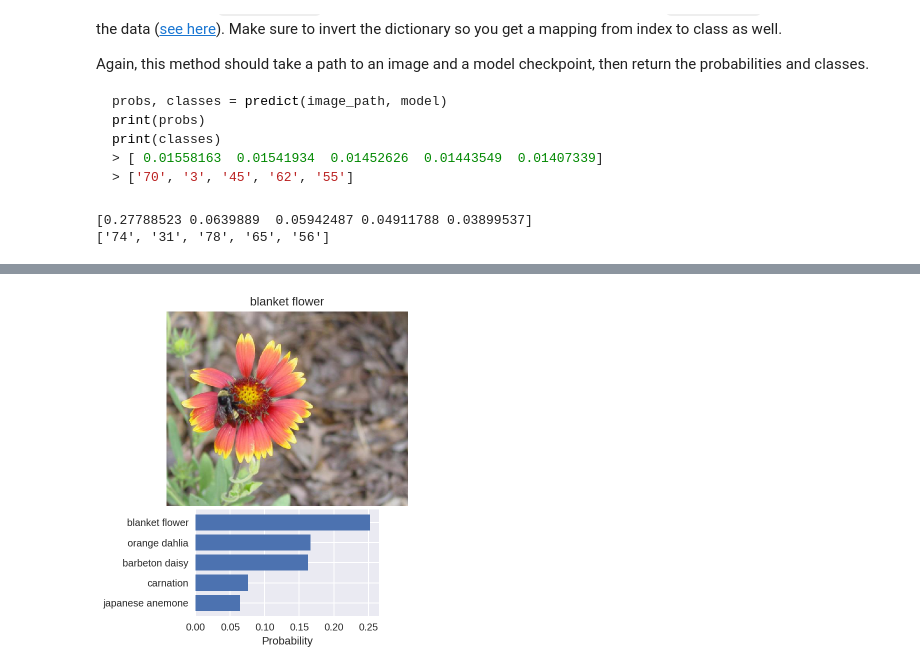
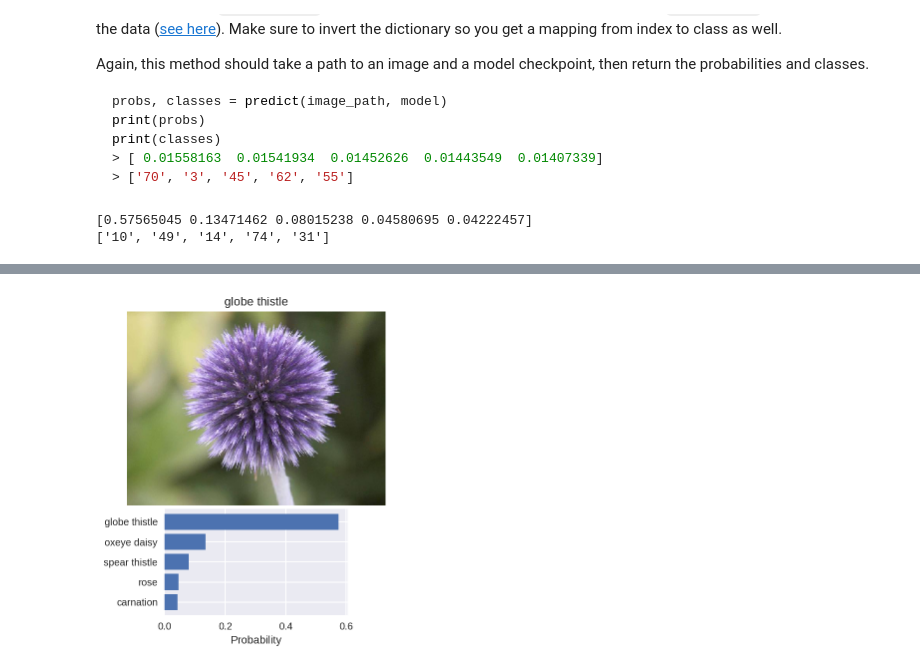
Before and after one commit to subodhkhanger/pytorch_challenge, a Jupyter notebook: Image_Classifier_Project.ipynb, the cells around one changed output, grey strips where cells are left out. Drawn from its saved outputs; the diff is of its cells as text; code cells hidden in the pictures.

```diff
--- a/Image_Classifier_Project.ipynb
+++ b/Image_Classifier_Project.ipynb
@@ -100,18 +100,20 @@ test_dir = data_dir + '/test'
 # %%
 # TODO: Define your transforms for the training, validation, and testing sets
 data_transforms = {
-    'training' : transforms.Compose([transforms.RandomResizedCrop(224),
+    'training' : transforms.Compose([transforms.Resize(360),
+                                    transforms.RandomResizedCrop(224),
                                     transforms.RandomHorizontalFlip(),
-                                    transforms.RandomRotation(30),
+                                    transforms.RandomVerticalFlip(),
+                                    transforms.RandomRotation(degrees=90),
                                     transforms.ToTensor(),
-                                    transforms.Normalize([0.485, 0.456, 0.406],
-                                                         [0.229, 0.224, 0.225])]),
+                                    transforms.Normalize([0.5, 0.5, 0.5],
+                                                         [0.5, 0.5, 0.5])]),
 
     'validation' : transforms.Compose([transforms.Resize(360),
                                       transforms.CenterCrop(224),
                                       transforms.ToTensor(),
-                                      transforms.Normalize([0.485, 0.456, 0.406],
-                                                           [0.229, 0.224, 0.225])]),
+                                      transforms.Normalize([0.5, 0.5, 0.5],
+                                                           [0.5, 0.5, 0.5])]),
 
 }
 
@@ -367,7 +368,7 @@ torch.save(state, checkpoint_path)
 At this point it's good to write a function that can load a checkpoint and rebuild the model. That way you can come back to this project and keep working on it without having to retrain the network.
 # %%
 # TODO: Write a function that loads a checkpoint and rebuilds the model
-checkpoint_path = 'densenet201_checkpoint.pth'
+checkpoint_path = 'densenet121_checkpoint.pth'
 state = torch.load(checkpoint_path)
 learning_rate = state['learning_rate']
 class_to_idx = state['class_to_idx']
@@ -509,14 +510,14 @@ def predict(image_path, model, topk=5):
         mapped_classes.append(class_to_idx_inverted[label])
     return probabilities.numpy()[0], mapped_classes
 
-image_path = train_dir + '/14/image_06049.jpg'
+image_path = train_dir + '/10/image_07086.jpg'
 probabilities, classes = predict(image_path, model)
 
 print(probabilities)
 print(classes)
 # %% [output]
-[0.27788523 0.0639889  0.05942487 0.04911788 0.03899537]
-['74', '31', '78', '65', '56']
+[0.57565045 0.13471462 0.08015238 0.04580695 0.04222457]
+['10', '49', '14', '74', '31']
 # %% [markdown]
 ## Sanity Checking
 
@@ -527,30 +528,30 @@ Now that you can use a trained model for predictions, check to make sure it make
 You can convert from the class integer encoding to actual flower names with the `cat_to_name.json` file (should have been loaded earlier in the notebook). To show a PyTorch tensor as an image, use the `imshow` function defined above.
 # %%
 # TODO: Display an image along with the top 5 classes
-image_path = train_dir + '/100/image_07893.jpg'
+image_path = train_dir + '/10/image_07086.jpg'
 probabilitiess, classes = predict(image_path, model)
 max_index = np.argmax(probabilities)
 max_probability = probabilities[max_index]
 label = classes[max_index]
 
 fig = plt.figure(figsize=(6,6))
 ax1 = plt.subplot2grid((15,9), (0,0), colspan=9, rowspan=9)
 ax2 = plt.subplot2grid((15,9), (9,2), colspan=5, rowspan=5)
 
 image = Image.open(image_path)
 ax1.axis('off')
 ax1.set_title(cat_to_name[label])
 ax1.imshow(image)
 labels = []
 for cl in classes:
     labels.append(cat_to_name[cl])
 y_pos = np.arange(5)
 ax2.set_yticks(y_pos)
 ax2.set_yticklabels(labels)
 ax2.invert_yaxis()  # probabilities read top-to-bottom
 ax2.set_xlabel('Probability')
 ax2.barh(y_pos, probabilities, xerr=0, align='center')
 
 plt.show()
 # %% [output]
-[figure, old version]
+[figure, new version]
```
Also changed, not shown: parts of 9 cells of this notebook.
